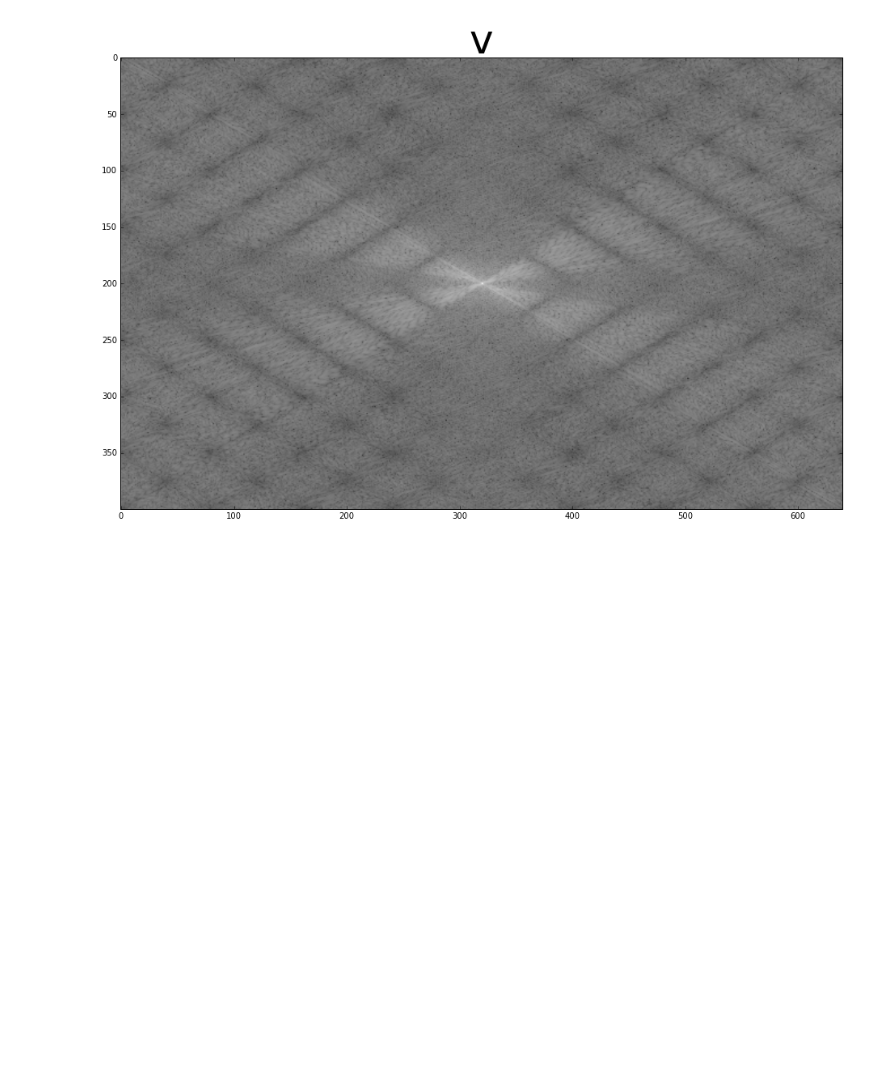
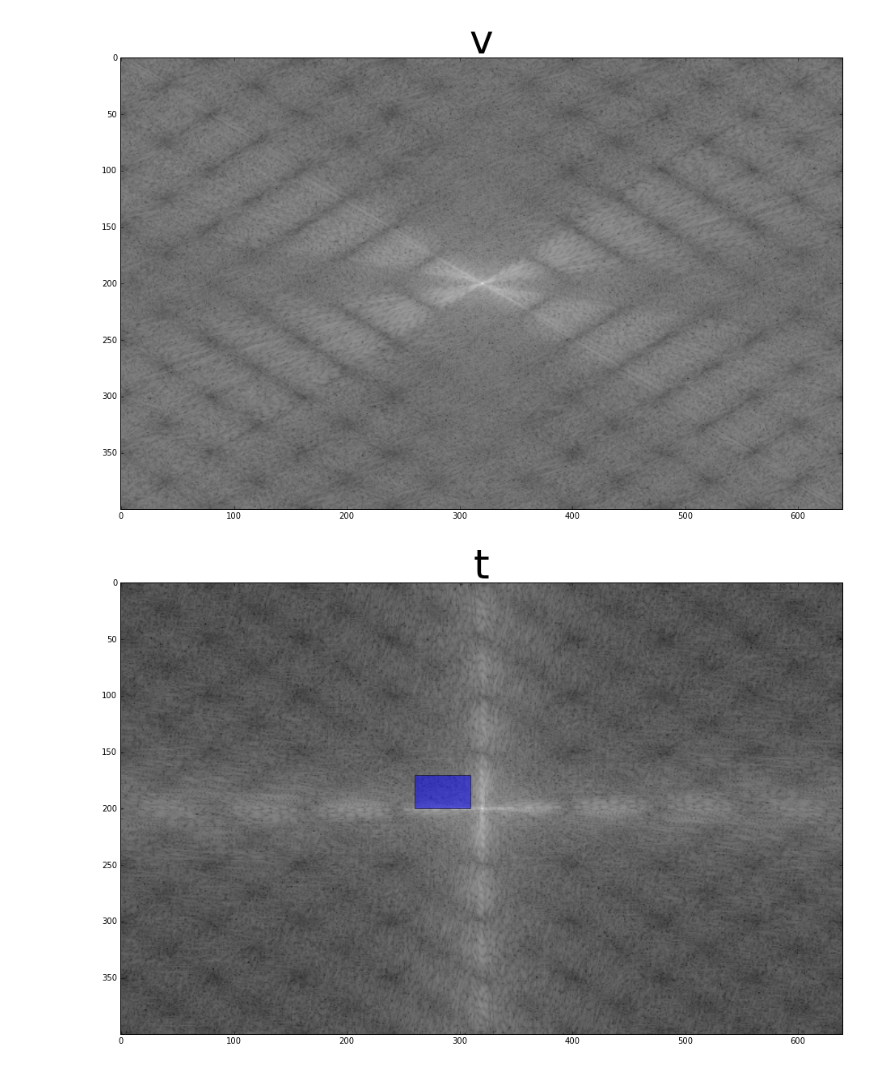
Before and after one commit to rowankyp/sps, a Jupyter notebook: cw2.ipynb, the cells around one changed output. Saved outputs shown, nothing was run; the diff lists cells and outputs as text; code cells hidden in the pictures; blank space fills up the shorter version.

```diff
--- a/cw2.ipynb
+++ b/cw2.ipynb
@@ -110,35 +110,36 @@ def superImposeAndPlot(fts,letter):
     ax1  = fig1.add_subplot( 111 )
     ax1.axis("on")
     ax1.set_title(letter, {'fontsize':50})
     ax1.imshow( np.log( np.absolute(average) + 1 ), cmap='gray' ) # io.
     plt.show()
 
 def plotMasks(fts, letter):
     average = np.sum(fts, axis=0)
     fig1 = plt.figure()
     ax1  = fig1.add_subplot( 111 )
     ax1.add_patch(mpatches.Rectangle(
-    (300, 0),   # (x,y)
-    40,          # width
-    400,          # height
+    (260, 170),   # (x,y)
+    50,          # width
+    30,          # height
     alpha=0.5
     )
     )
     ax1.axis("on")
     ax1.set_title(letter, {'fontsize':50})
     ax1.imshow( np.log( np.absolute(average) + 1 ), cmap='gray' ) # io.
     plt.show()
 
 
 # print(Ts)
 # print(Ss)
 # print(Vs)
 superImposeAndPlot(getFTs(Ts),"t")
 superImposeAndPlot(getFTs(Ss),"s")
 superImposeAndPlot(getFTs(Vs),"v")
-# plotMasks(getFTs(Ts),"t");
+plotMasks(getFTs(Ts),"t");
 # %% [output]
 [figure]
 [figure]
 [figure]
+[figure, added]
 # %%
```
Also changed, not shown: parts of 2 cells of this notebook.
